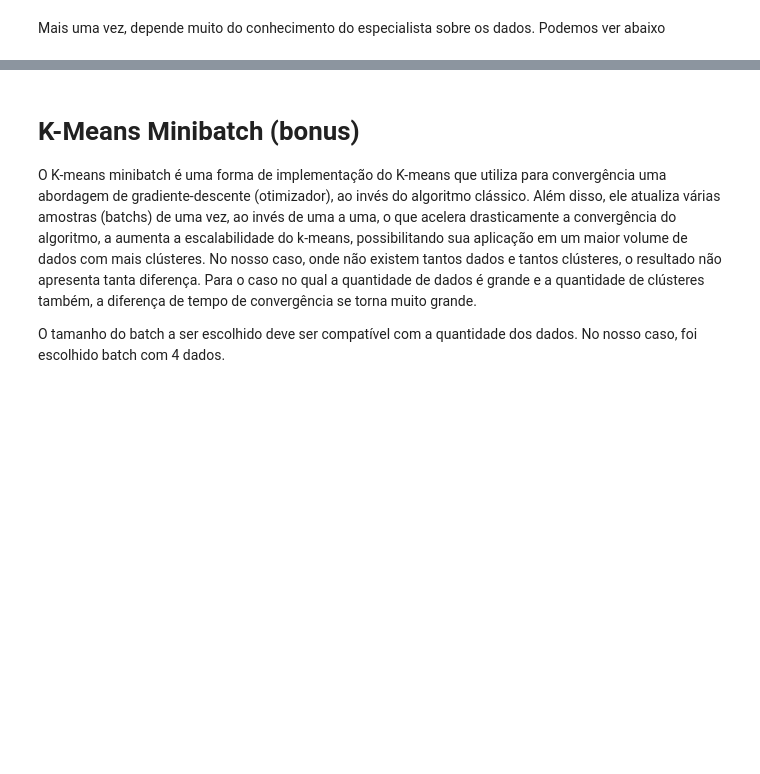
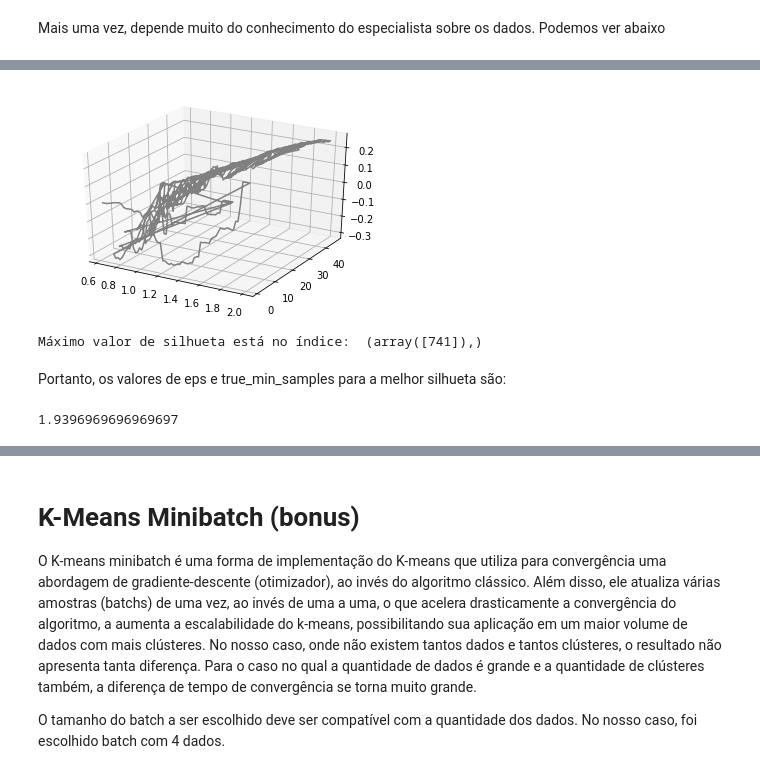
Before and after one commit to GabrielGomesBr/stairway-to-clustering, a Jupyter notebook: Stairway to clustering.ipynb, the cells around one changed output, grey strips where cells are left out. Cells and saved outputs as stored; diff of their text form; code cells hidden in the pictures; blank space fills up the shorter version.

```diff
--- a/Stairway to clustering.ipynb
+++ b/Stairway to clustering.ipynb
@@ -586,0 +716,33 @@ desenha_grafico(df['Total_Fenóis'], df['Flavanoids'], cluster_centers['Total_Fe
+# %%
+silhouette_values = []
+range_eps = np.linspace(0.01, 2, 100)
+range_min_samples = np.linspace(1,100,100)
+true_eps = []
+true_min_samples = []
+for min_samples in range_min_samples:
+    for eps in range_eps:
+        clusterer =  DBSCAN(eps = eps, min_samples = min_samples, metric = 'manhattan') #random state para inicializar sempre no mesmo local
+        cluster_labels = clusterer.fit_predict(df)
+        n_clusters = (len(set(cluster_labels))-(1 if -1 in cluster_labels else 0))
+        if(n_clusters > 1 and n_clusters < 178):
+            silhouette_avg = silhouette_score(df, cluster_labels)
+            silhouette_values.append(silhouette_avg)
+            true_eps.append(eps)
+            true_min_samples.append(min_samples)
+# %%
+from mpl_toolkits import mplot3d
+
+fig = plt.figure()
+ax = plt.axes(projection="3d")
+ax.plot3D(true_eps, true_min_samples, silhouette_values, 'gray')
+plt.show()
+print("Máximo valor de silhueta está no índice: ", np.where(silhouette_values == max(silhouette_values)))
+# %% [output]
+[figure, added]
+Máximo valor de silhueta está no índice:  (array([741]),)
+# %% [markdown]
+Portanto, os valores de eps e true_min_samples para a melhor silhueta são:
+# %%
+true_eps[741]
+# %% [output]
+1.9396969696969697
```
Also changed, not shown: parts of 17 cells of this notebook.
